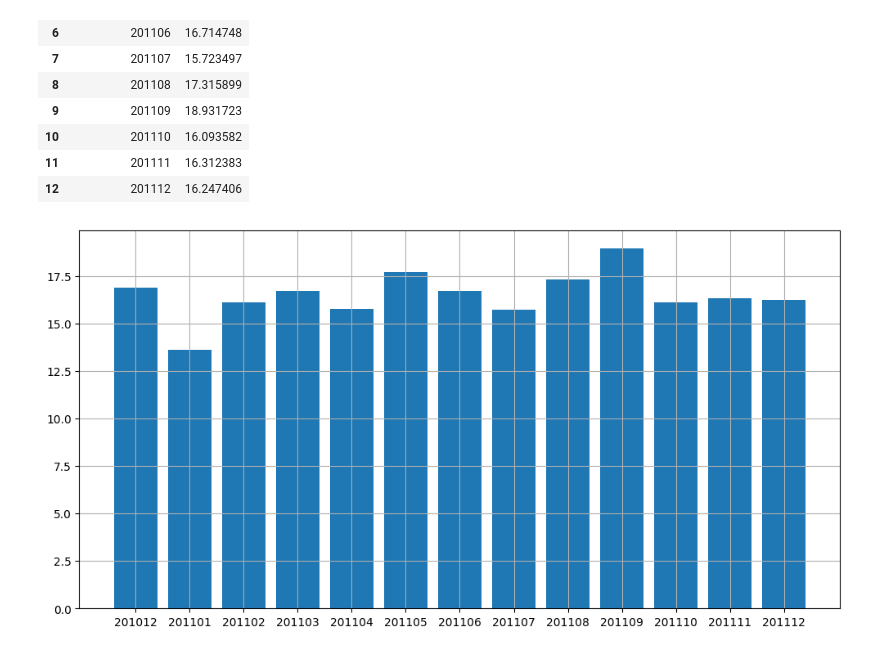
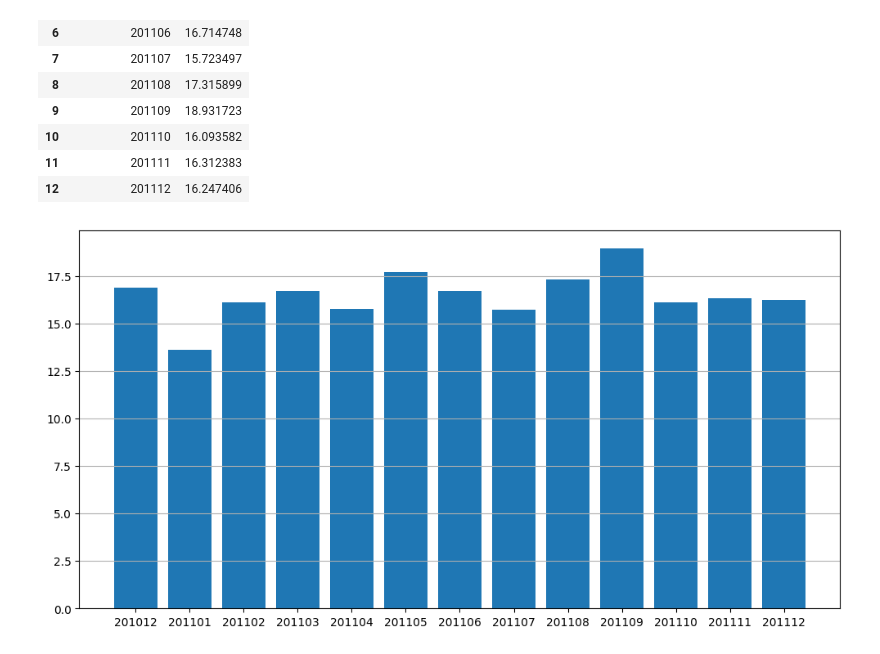
Before and after one commit to MahdiAhmadiKamal/PyLearn7-Data-Science, a Jupyter notebook: PyLearn7-Assignment39/online retail/online_retail.ipynb, the cells around one changed output. Saved outputs shown, nothing was run; the diff lists cells and outputs as text; code cells hidden in the pictures.

```diff
--- a/PyLearn7-Assignment39/online retail/online_retail.ipynb
+++ b/PyLearn7-Assignment39/online retail/online_retail.ipynb
@@ -161,7 +161,7 @@ tx_monthly_order_avg
 # %%
 plt.figure(figsize=(12,6))
 plt.bar(tx_monthly_order_avg['InvoiceYearMonth'].to_numpy(dtype=str), tx_monthly_order_avg['Revenue'].to_numpy())
-plt.grid()
+plt.grid(axis='y')
 plt.show()
 # %% [output]
-[figure, old version]
+[figure, new version]
```
Also changed, not shown: parts of 5 cells of this notebook, 1 other file.
